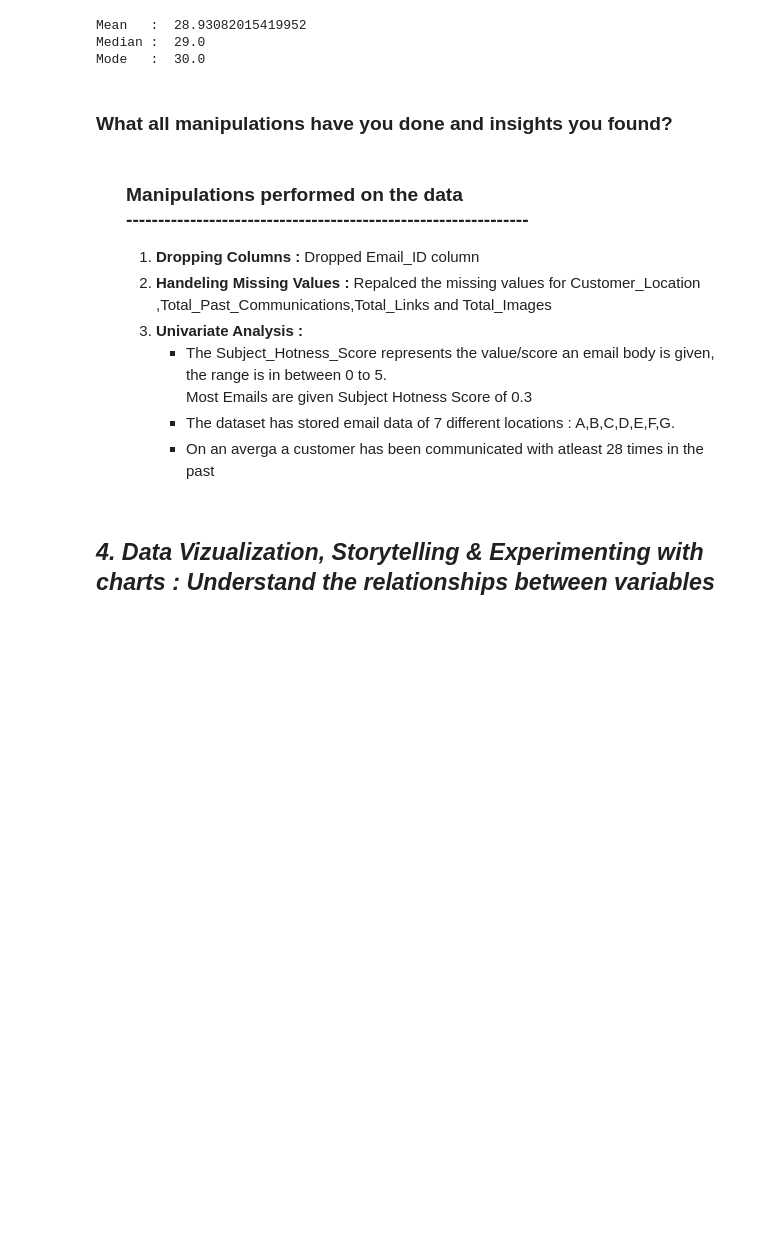
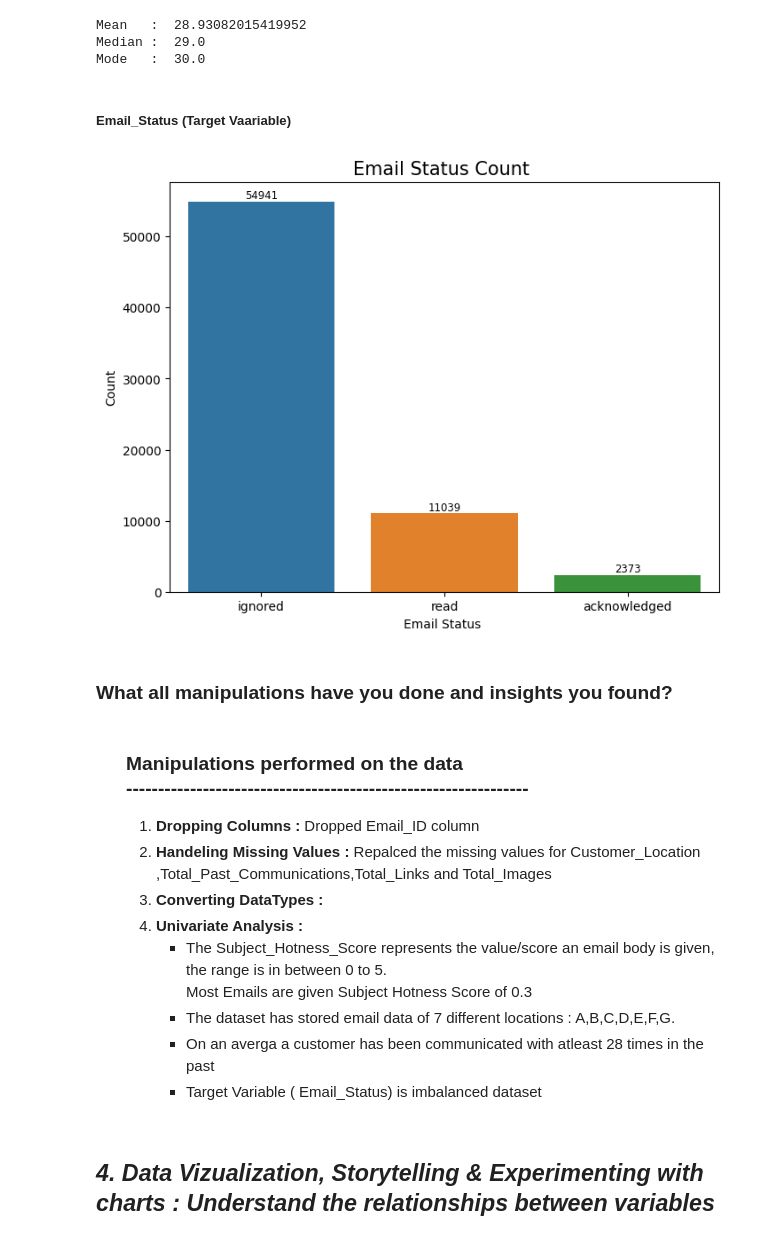
Before and after one commit to Bhushan0097/03.CAPSTONE.ML.Classification--Email-Campaign-Effectiveness-Prediction, a Jupyter notebook: Notebook/Email_Campaign_Effectiveness_Prediction.ipynb, the cells around one changed output. Drawn from its saved outputs; the diff is of its cells as text; code cells hidden in the pictures; blank space fills up the shorter version.

```diff
--- a/Notebook/Email_Campaign_Effectiveness_Prediction.ipynb
+++ b/Notebook/Email_Campaign_Effectiveness_Prediction.ipynb
@@ -702,6 +697,12 @@ dist_plot(Email_Df2['Total_Past_Communications'], 'No of time the customer has b
 Mean   :  28.93082015419952
 Median :  29.0
 Mode   :  30.0
+# %% [markdown]
+<h5> <b> Email_Status (Target Vaariable) </b>
+# %%
+count_plot(Email_Df2['Email_Status'],"Email Status Count ",'Email Status ','Count')
+# %% [output]
+[figure, added]
 # %% [markdown]
 ### What all manipulations have you done and insights you found?
 # %% [markdown]
@@ -710,11 +711,13 @@ Mode   :  30.0
 <ol>
  <li><b>  Dropping Columns :  </b> Dropped Email_ID column </li>
   <li><b> Handeling Missing Values :  </b> Repalced the missing values for Customer_Location ,Total_Past_Communications,Total_Links  and Total_Images  </li>
+  <li><b> Converting DataTypes :  </b>
   <li><b> Univariate Analysis :  </b>
    <ul>
    <li>  The Subject_Hotness_Score represents the value/score an email body is given, the range is in between 0 to 5. <br> Most Emails are given Subject Hotness Score of 0.3   </li>
    <li>  The dataset has stored email data of  7 different locations : A,B,C,D,E,F,G.    </li>
    <li>  On an averga a customer has been communicated with atleast 28 times in the past    </li>
+  <li> Target Variable ( Email_Status) is imbalanced dataset   </li>
  </ol>
 # %% [markdown]
 ## ***4. Data Vizualization, Storytelling & Experimenting with charts : Understand the relationships between variables***
```
Also changed, not shown: parts of 118 cells of this notebook.
